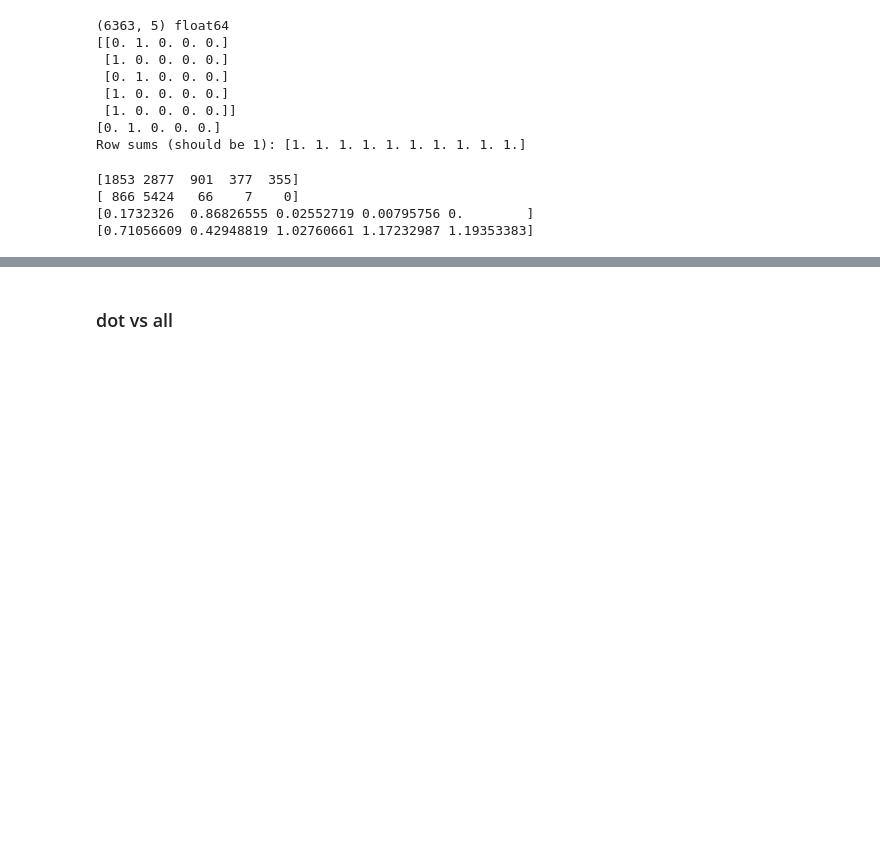
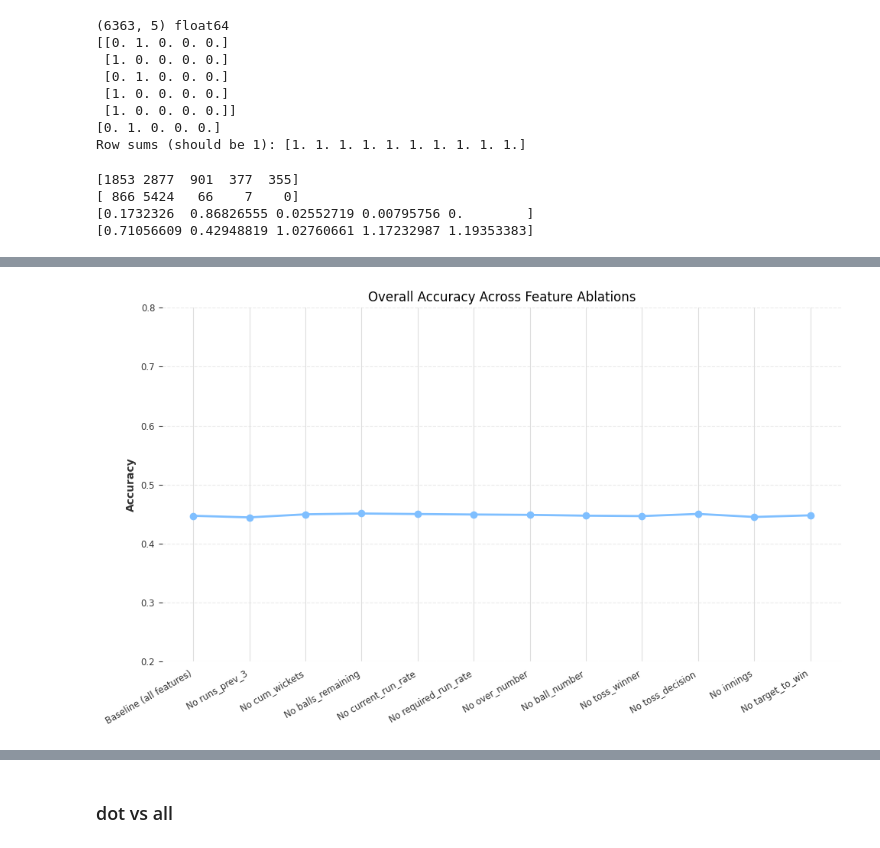
Before and after one commit to GBaugniet/cricketmodel, a Jupyter notebook: Cricket_Prediction_Model (4).ipynb, the cells around one changed output, grey strips where cells are left out. Cells and saved outputs as stored; diff of their text form; code cells hidden in the pictures; blank space fills up the shorter version.

Commit message:
Added abblation of features on RF model.

```diff
--- a/Cricket_Prediction_Model (4).ipynb
+++ b/Cricket_Prediction_Model (4).ipynb
@@ -5198,0 +7233,29 @@ RF Validation — Accuracy: 0.4471 | Brier: 0.6827
+# %%
+model_RF = RandomForest(
+    lags = 30,
+    lags_past_covariates= 30,
+    lags_future_covariates=[0],
+    output_chunk_length=1,
+    n_estimators=200,
+    max_depth =20 ,
+    random_state=42 ,
+    use_static_covariates=True
+
+)
+
+model_RF.fit(
+    series = train_targets,
+    past_covariates = train_past_scaled,
+    future_covariates= train_future_scaled
+)
+
+val_hf = model_RF.historical_forecasts(
+    series=val_targets,
+    past_covariates=val_past_scaled,
+    future_covariates=val_future_scaled,
+    forecast_horizon=1,
+    stride=1,
+    retrain=False,
+    last_points_only=True,
+    verbose=False
+)
@@ -5198,0 +7569,18 @@ RF Validation — Accuracy: 0.4471 | Brier: 0.6827
+# %%
+# Accuracy change
+plt.figure(figsize=(10,6))
+
+plt.plot(tbl1["Setting"], tbl1["Accuracy"], marker='o', linewidth=2, color="#7fbfff")
+
+plt.ylim(0.2, 0.8)
+plt.xticks(rotation=30, ha="right")
+plt.ylabel("Accuracy")
+plt.title("Overall Accuracy Across Feature Ablations")
+plt.grid(True, axis="y", linestyle="--", alpha=0.6)
+plt.tight_layout()
+
+# Save before showing
+plt.savefig("accuracy_ablation.png", dpi=300, bbox_inches="tight")  # PNG, high res
+plt.show()
+# %% [output]
+[figure, added]
```
Also changed, not shown: parts of 58 cells of this notebook.
